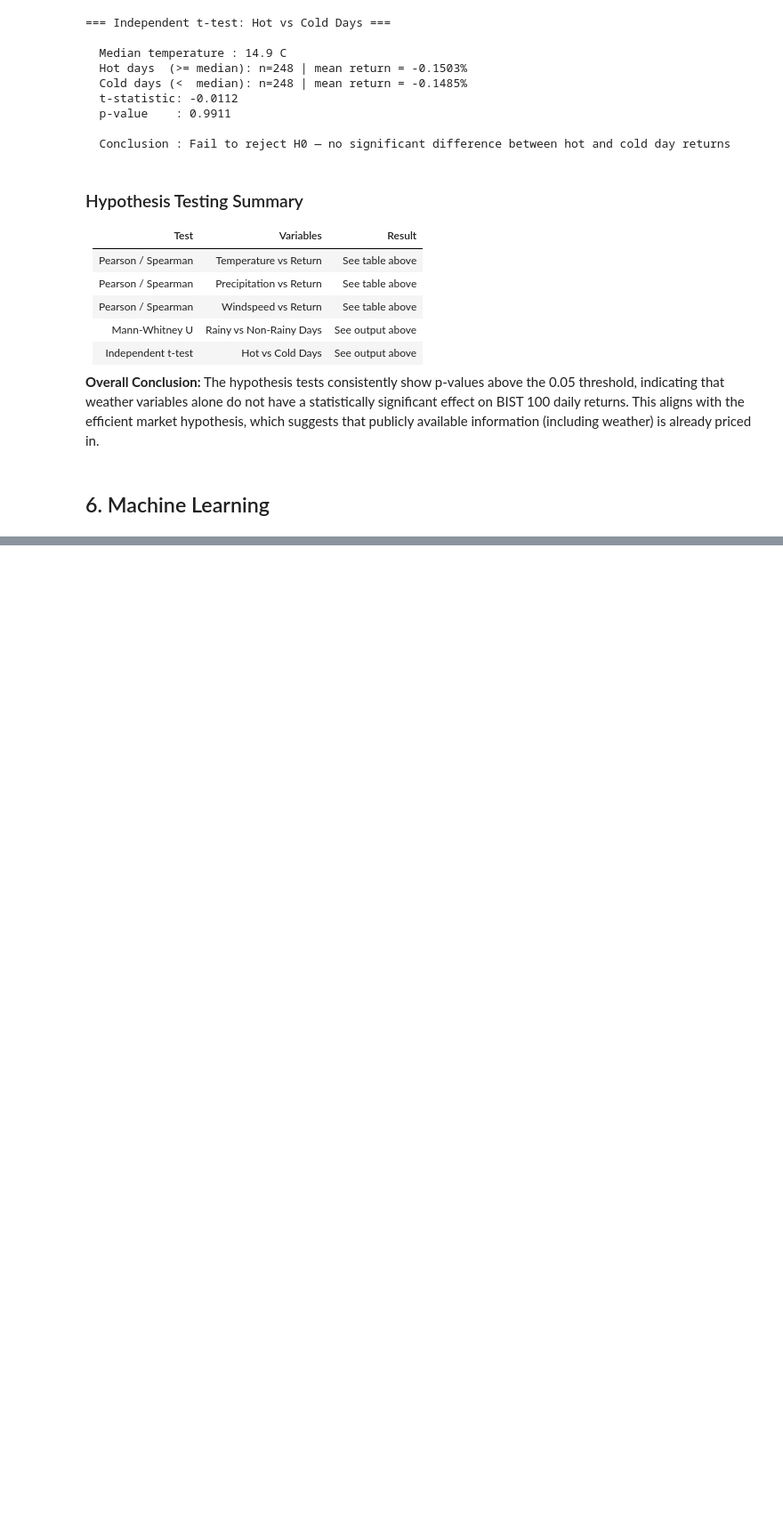
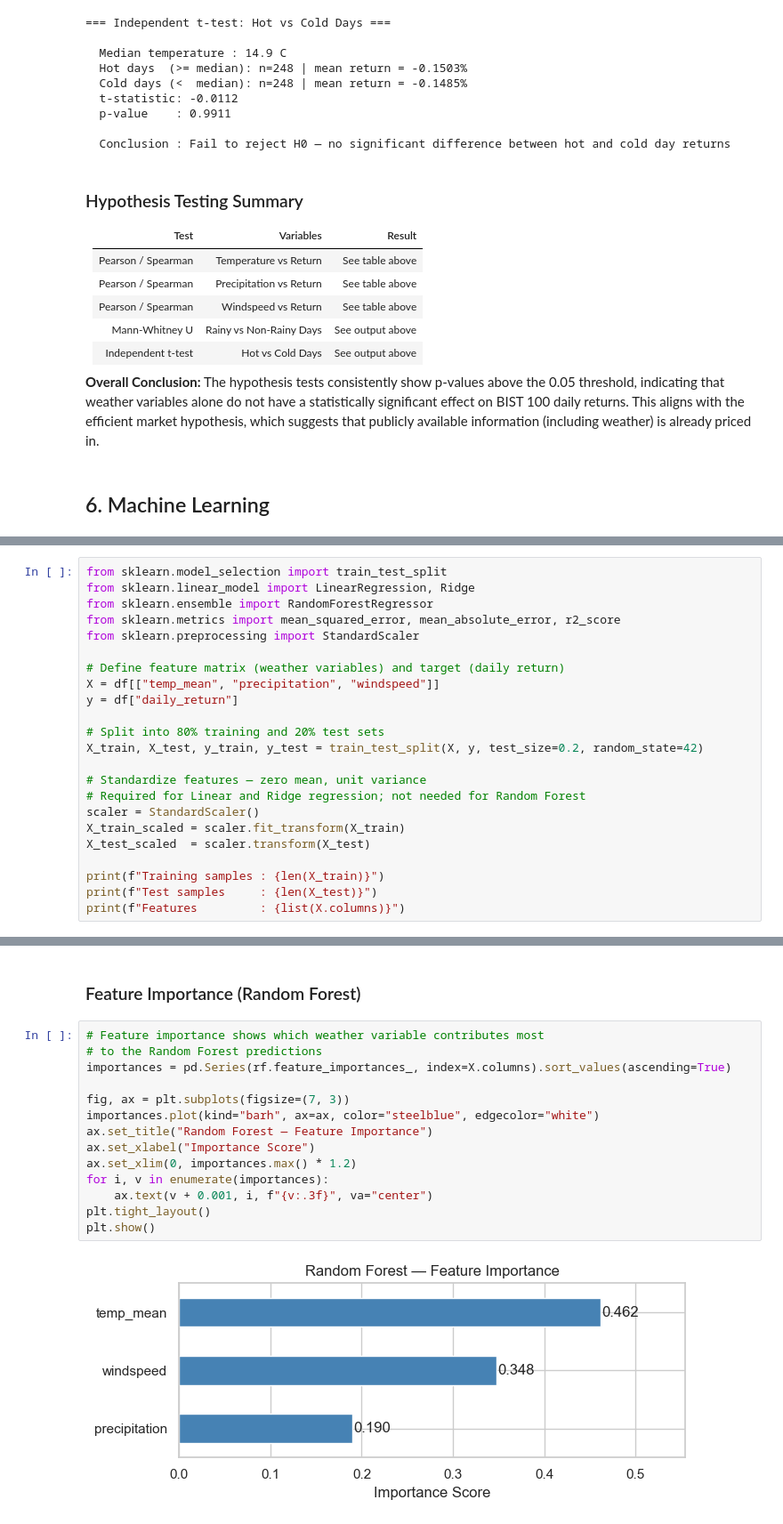
Before and after one commit to emreaks13/DSA210-project, a Jupyter notebook: Eda.ipynb, the cells around one changed output, grey strips where cells are left out. Shown at 89% size. Drawn from its saved outputs; the diff is of its cells as text; blank space fills up the shorter version.

Commit message:
Revise ML section: add Ridge Regression and Random Forest, add feature importance plot, remove logistic regression

```diff
--- a/Eda.ipynb
+++ b/Eda.ipynb
@@ -369,0 +335,23 @@ weighted avg       0.51      0.52      0.39       100
+# %%
+from sklearn.model_selection import train_test_split
+from sklearn.linear_model import LinearRegression, Ridge
+from sklearn.ensemble import RandomForestRegressor
+from sklearn.metrics import mean_squared_error, mean_absolute_error, r2_score
+from sklearn.preprocessing import StandardScaler
+
+# Define feature matrix (weather variables) and target (daily return)
+X = df[["temp_mean", "precipitation", "windspeed"]]
+y = df["daily_return"]
+
+# Split into 80% training and 20% test sets
+X_train, X_test, y_train, y_test = train_test_split(X, y, test_size=0.2, random_state=42)
+
+# Standardize features — zero mean, unit variance
+# Required for Linear and Ridge regression; not needed for Random Forest
+scaler = StandardScaler()
+X_train_scaled = scaler.fit_transform(X_train)
+X_test_scaled  = scaler.transform(X_test)
+
+print(f"Training samples : {len(X_train)}")
+print(f"Test samples     : {len(X_test)}")
+print(f"Features         : {list(X.columns)}")
@@ -369,0 +404,18 @@ weighted avg       0.51      0.52      0.39       100
+# %% [markdown]
+### Feature Importance (Random Forest)
+# %%
+# Feature importance shows which weather variable contributes most
+# to the Random Forest predictions
+importances = pd.Series(rf.feature_importances_, index=X.columns).sort_values(ascending=True)
+
+fig, ax = plt.subplots(figsize=(7, 3))
+importances.plot(kind="barh", ax=ax, color="steelblue", edgecolor="white")
+ax.set_title("Random Forest — Feature Importance")
+ax.set_xlabel("Importance Score")
+ax.set_xlim(0, importances.max() * 1.2)
+for i, v in enumerate(importances):
+    ax.text(v + 0.001, i, f"{v:.3f}", va="center")
+plt.tight_layout()
+plt.show()
+# %% [output]
+[figure, added]
```
Also changed, not shown: parts of 7 cells of this notebook.
